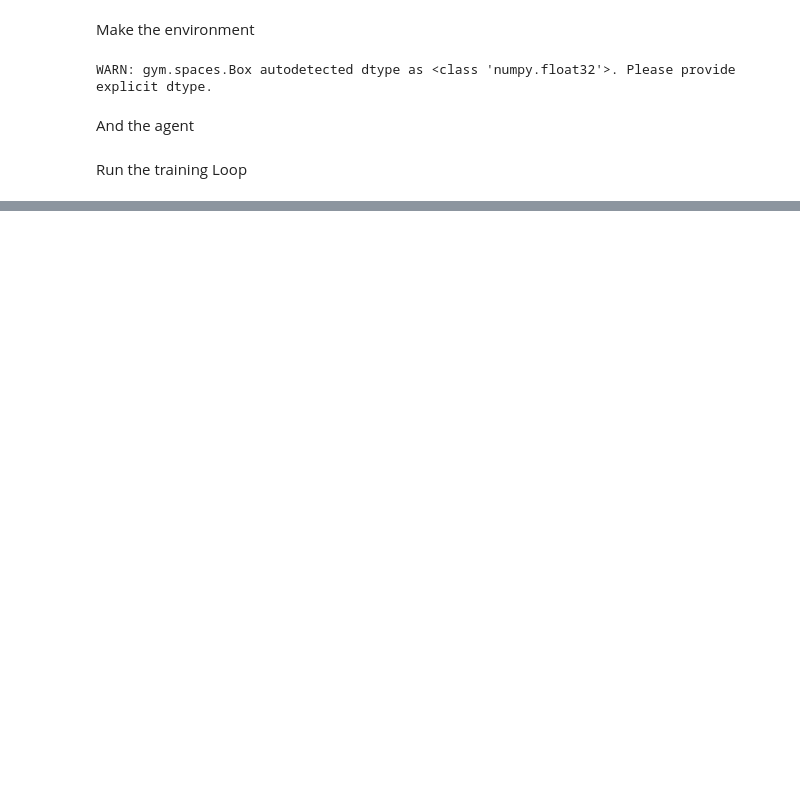
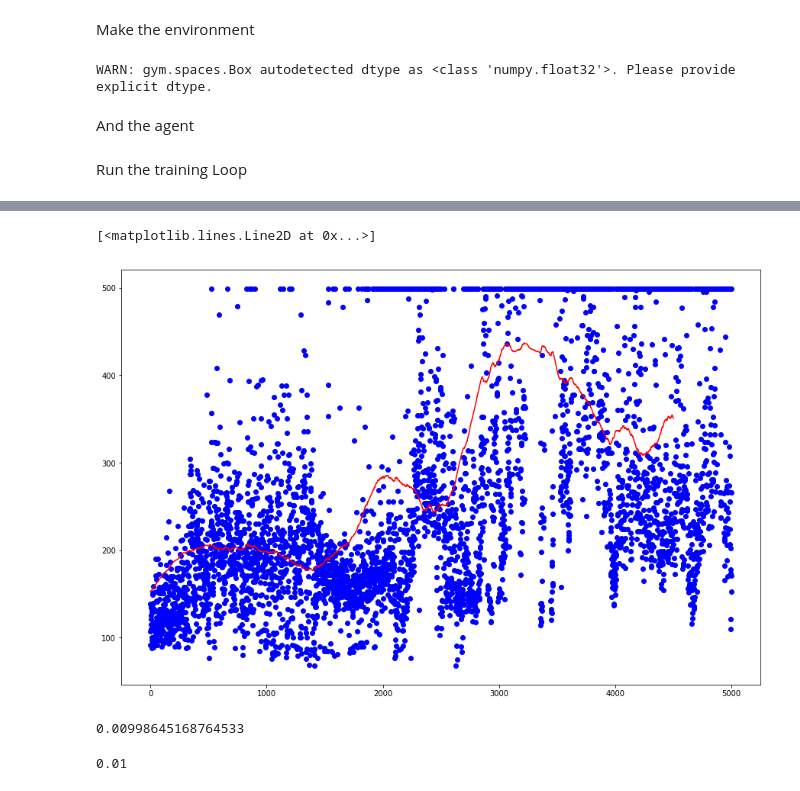
Before and after one commit to shayanrc/RLExperiments, a Jupyter notebook: Experiments_Notebook.ipynb, the cells around one changed output, grey strips where cells are left out. Saved outputs shown, nothing was run; the diff lists cells and outputs as text; code cells hidden in the pictures; blank space fills up the shorter version.

```diff
--- a/Experiments_Notebook.ipynb
+++ b/Experiments_Notebook.ipynb
@@ -64,0 +92,23 @@ plt.plot(moving_average(scores,n=500), 'r')
+# %%
+agent = DQNAgentTF(env.observation_space.shape[0], 2)
+# %%
+scores = []
+for e in tnrange(num_episodes):
+    state = env.reset()
+    for survived_time in range(500):
+                # TODO Fix display on docker before rendering
+                #env.render()
+                action = agent.act(state)
+                # make a move and go to the next frame
+                next_state, reward, done, _ = env.step(action)
+                # Remember the previous state, action, reward, and done
+                agent.remember(state, action, reward, next_state, done)
+                # make next_state the new current state for the next frame.
+                state = next_state
+                # done is true only when the game ends
+                if done: # Move to the next episode when done
+                    #print("episode: %d/%d, score: %d" % (e, num_episodes, survived_time))
+                    scores.append(survived_time)
+
+                    agent.learn(64)
+                    break
@@ -64,0 +117,15 @@ plt.plot(moving_average(scores,n=500), 'r')
+# %%
+fig = plt.figure(figsize=(15,10))
+plt.plot(scores, 'bo')
+plt.plot(moving_average(scores,n=500), 'r')
+# %% [output]
+[<matplotlib.lines.Line2D at 0x...>]
+[figure, added]
+# %%
+agent.epsilon
+# %% [output]
+0.00998645168764533
+# %%
+agent.epsilon_min
+# %% [output]
+0.01
```
Also changed, not shown: parts of 10 cells of this notebook.
